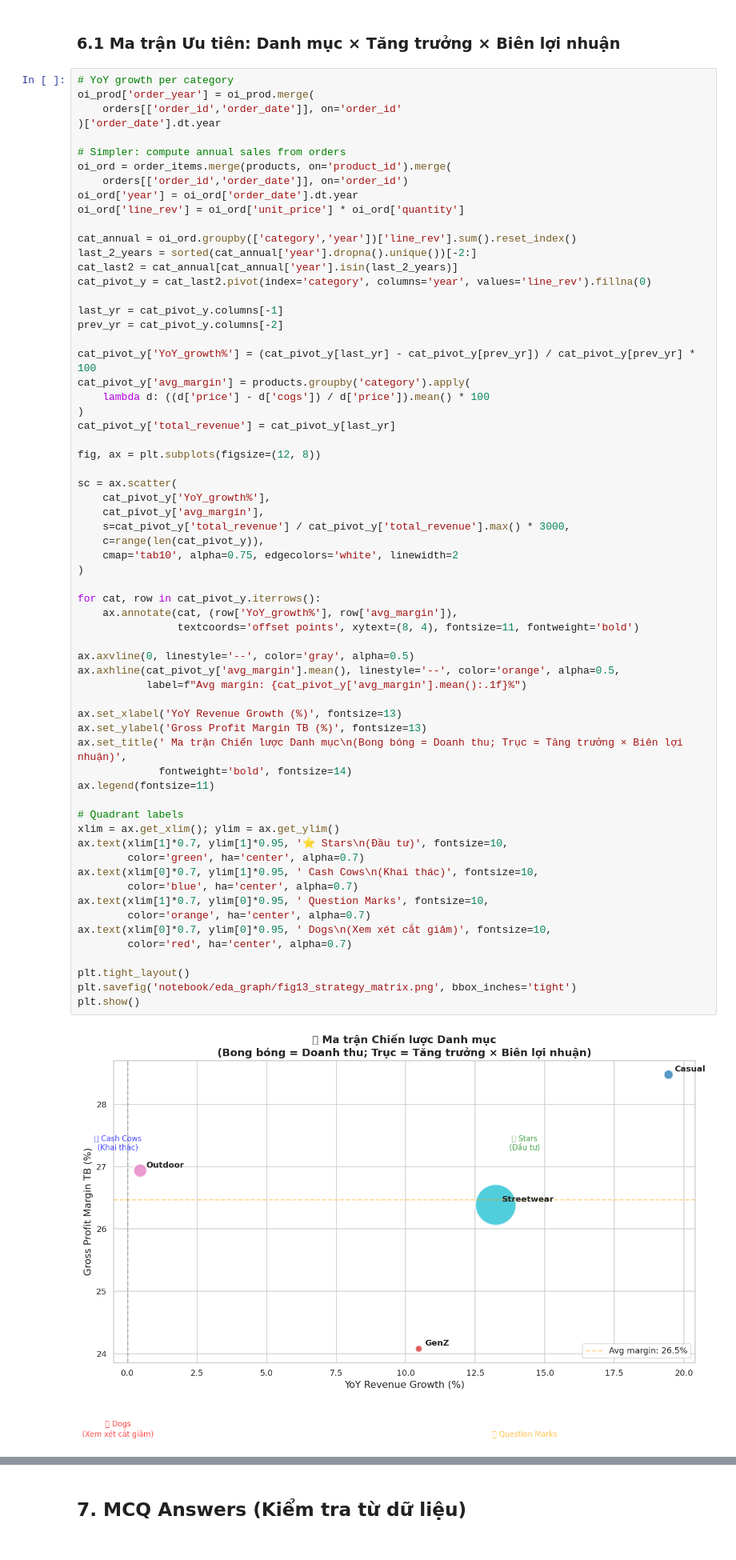
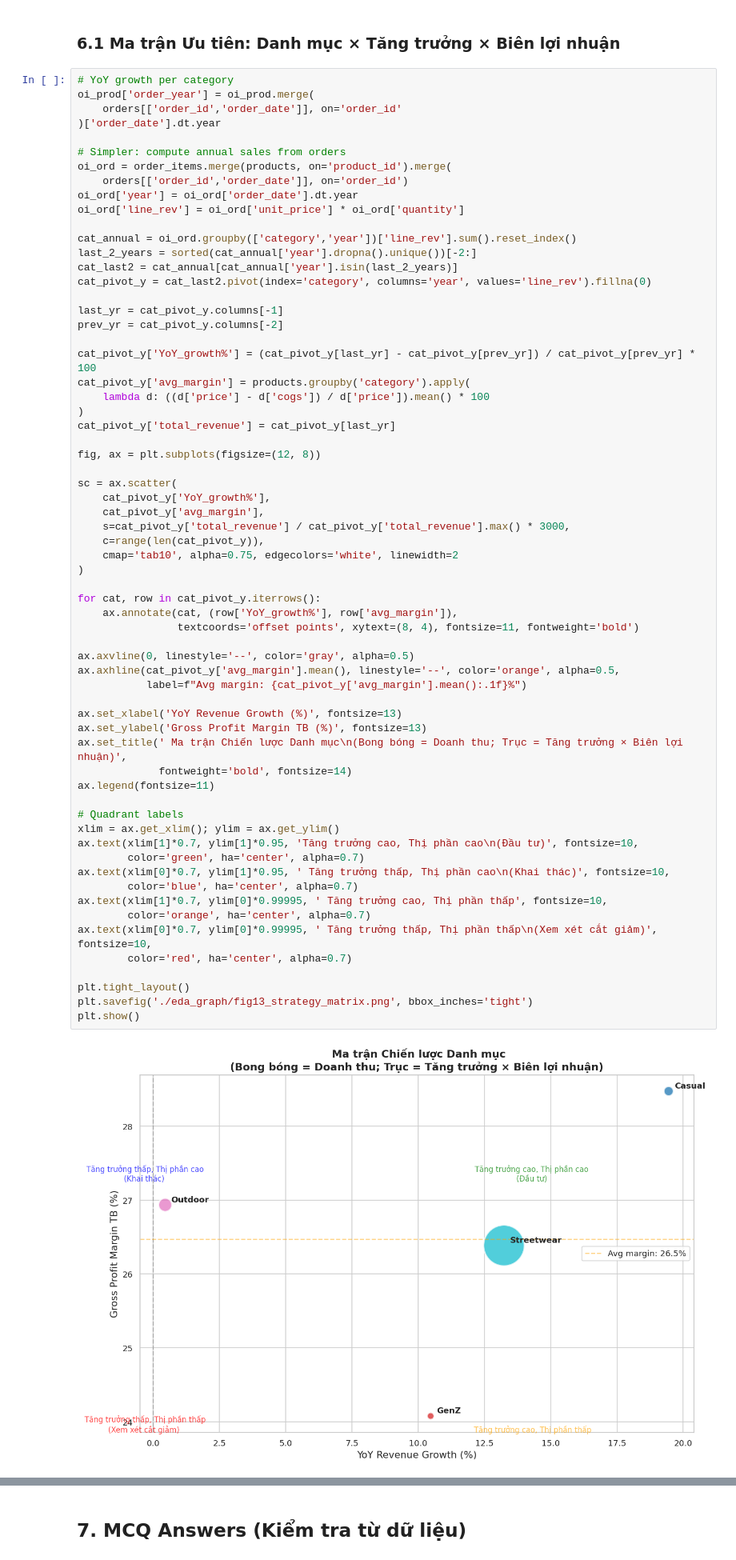
Before and after one commit to tanh-tanh/aca47, a Jupyter notebook: notebooks/eda(no shap).ipynb, the cells around one changed output, grey strips where cells are left out. Shown at 80% size. Saved outputs shown, nothing was run; the diff lists cells and outputs as text.

```diff
--- a/notebooks/eda(no shap).ipynb
+++ b/notebooks/eda(no shap).ipynb
@@ -811,36 +806,36 @@ sc = ax.scatter(
     cat_pivot_y['avg_margin'],
     s=cat_pivot_y['total_revenue'] / cat_pivot_y['total_revenue'].max() * 3000,
     c=range(len(cat_pivot_y)),
     cmap='tab10', alpha=0.75, edgecolors='white', linewidth=2
 )
 
 for cat, row in cat_pivot_y.iterrows():
     ax.annotate(cat, (row['YoY_growth%'], row['avg_margin']),
                 textcoords='offset points', xytext=(8, 4), fontsize=11, fontweight='bold')
 
 ax.axvline(0, linestyle='--', color='gray', alpha=0.5)
 ax.axhline(cat_pivot_y['avg_margin'].mean(), linestyle='--', color='orange', alpha=0.5,
            label=f"Avg margin: {cat_pivot_y['avg_margin'].mean():.1f}%")
 
 ax.set_xlabel('YoY Revenue Growth (%)', fontsize=13)
 ax.set_ylabel('Gross Profit Margin TB (%)', fontsize=13)
 ax.set_title(' Ma trận Chiến lược Danh mục\n(Bong bóng = Doanh thu; Trục = Tăng trưởng × Biên lợi nhuận)',
              fontweight='bold', fontsize=14)
 ax.legend(fontsize=11)
 
 # Quadrant labels
 xlim = ax.get_xlim(); ylim = ax.get_ylim()
-ax.text(xlim[1]*0.7, ylim[1]*0.95, '⭐ Stars\n(Đầu tư)', fontsize=10,
+ax.text(xlim[1]*0.7, ylim[1]*0.95, 'Tăng trưởng cao, Thị phần cao\n(Đầu tư)', fontsize=10,
         color='green', ha='center', alpha=0.7)
-ax.text(xlim[0]*0.7, ylim[1]*0.95, ' Cash Cows\n(Khai thác)', fontsize=10,
+ax.text(xlim[0]*0.7, ylim[1]*0.95, ' Tăng trưởng thấp, Thị phần cao\n(Khai thác)', fontsize=10,
         color='blue', ha='center', alpha=0.7)
-ax.text(xlim[1]*0.7, ylim[0]*0.95, ' Question Marks', fontsize=10,
+ax.text(xlim[1]*0.7, ylim[0]*0.99995, ' Tăng trưởng cao, Thị phần thấp', fontsize=10,
         color='orange', ha='center', alpha=0.7)
-ax.text(xlim[0]*0.7, ylim[0]*0.95, ' Dogs\n(Xem xét cắt giảm)', fontsize=10,
+ax.text(xlim[0]*0.7, ylim[0]*0.99995, ' Tăng trưởng thấp, Thị phần thấp\n(Xem xét cắt giảm)', fontsize=10,
         color='red', ha='center', alpha=0.7)
 
 plt.tight_layout()
-plt.savefig('notebook/eda_graph/fig13_strategy_matrix.png', bbox_inches='tight')
+plt.savefig('./eda_graph/fig13_strategy_matrix.png', bbox_inches='tight')
 plt.show()
 # %% [output]
-[figure, old version]
+[figure, new version]
```
Also changed, not shown: parts of 22 cells of this notebook.
